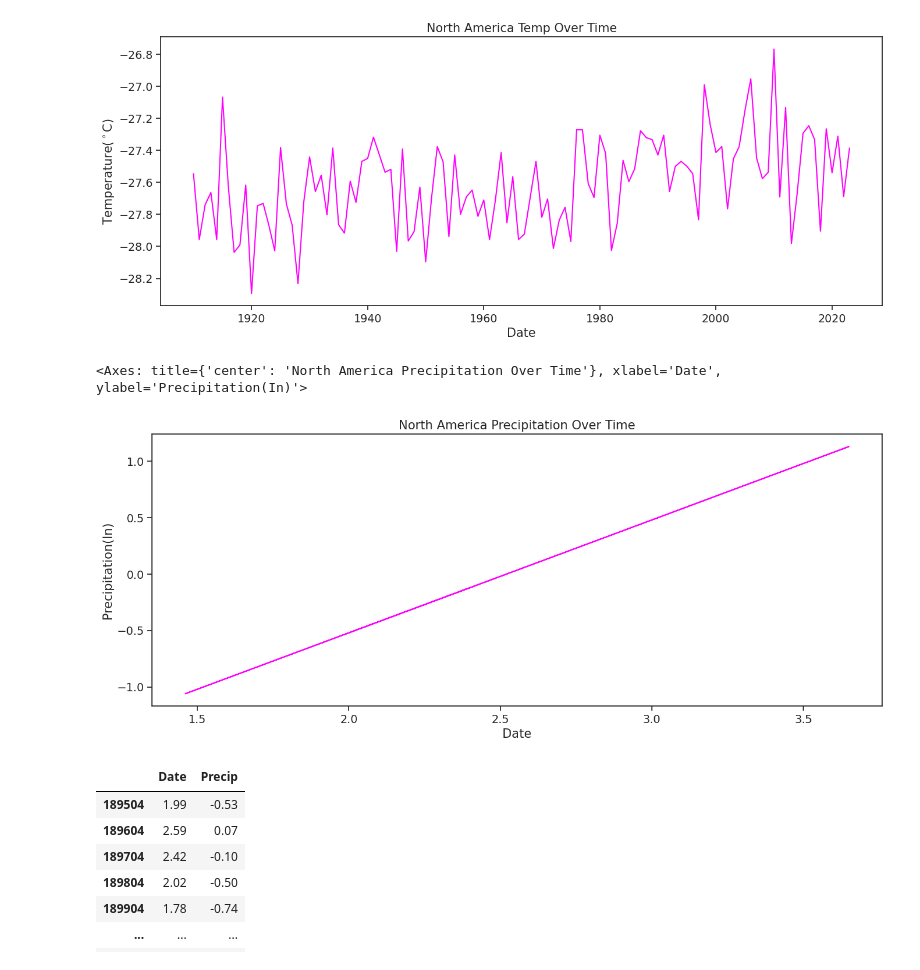
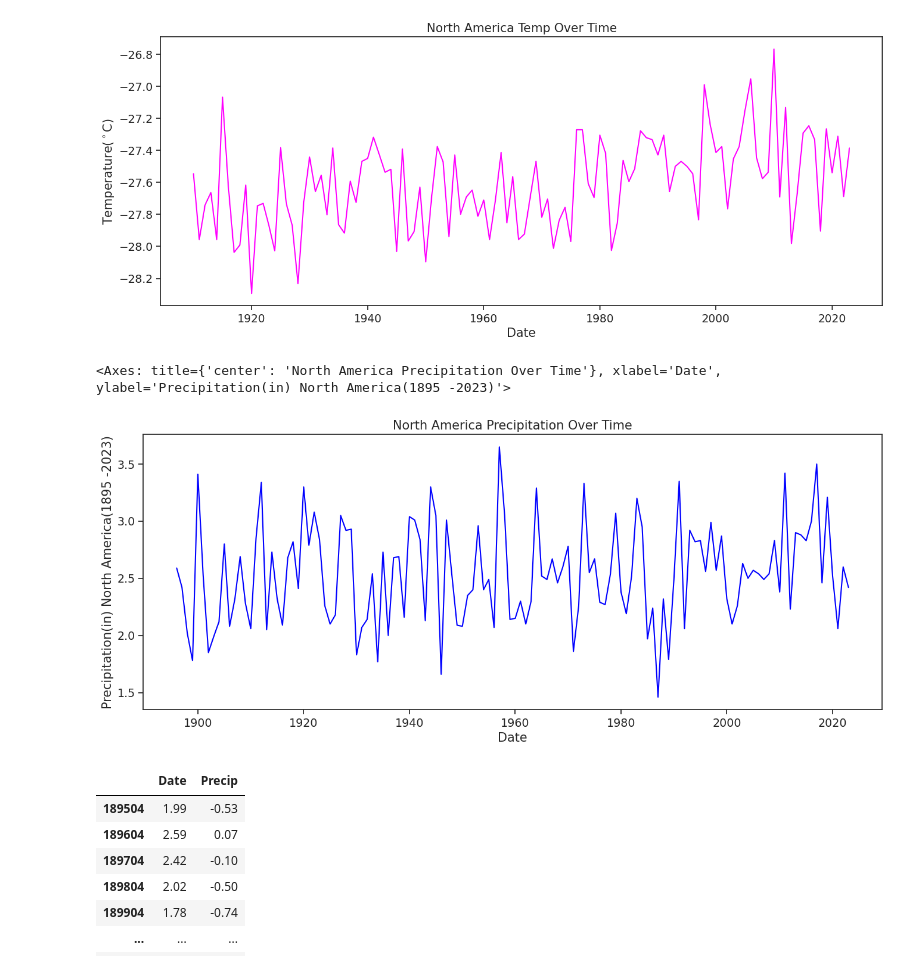
Before and after one commit to Doobernicus/get-started-with-reproducible-science-Doobernicus, a Jupyter notebook: get_started_with_open_reproducible_science.ipynb, the cells around one changed output. Drawn from its saved outputs; the diff is of its cells as text; code cells hidden in the pictures.

Commit message:
redid code for north america precipitation

```diff
--- a/get_started_with_open_reproducible_science.ipynb
+++ b/get_started_with_open_reproducible_science.ipynb
@@ -498,20 +498,32 @@ na_avg_temp_df.plot(
 <Axes: title={'center': 'North America Temp Over Time'}, xlabel='Date', ylabel='Temperature($^\\circ$C)'>
 [figure]
 # %%
-na_prec = ('https://www.ncei.noaa.gov/access/monitoring/climate-at-a-glance/national/time-series/110/pcp/1/4/1895-2023.csv?base_prd=true&begbaseyear=1901&endbaseyear=2000')
+# import swaborn to make plot nice
+import seaborn as sns
+import pandas as pd
+
+# defined url to data
+na_prec = ('https://www.ncei.noaa.gov/access/monitoring/'
+           'climate-at-a-glance/national/time-series/110/'
+           'pcp/1/4/1895-2023.csv')
 na_prec
-# downloaded data with pandas
+# downloaded data with pandas(pd)
 na_prec_df = pd.read_csv(na_prec, header=4,
                         names=['Date', 'Precip'])
 na_prec_df
+# clean up date collumn
+na_prec_df.iloc[:,0] = na_prec_df.iloc[:,0] // 100
+na_prec_df
+# set font size of graph
+sns.set(font_scale=1.25, style = 'ticks')
+# plot data
 
-sns.set(font_scale=1.25, style = 'ticks')
 na_prec_df.plot(
     x='Date', y='Precip', title= "North America Precipitation Over Time",
-    ylabel = "Precipitation(In)", xlabel = "Date", color = "magenta", figsize = (16, 6), legend = False)
+    ylabel = "Precipitation(in) North America(1895 -2023)", xlabel = "Date", color = "blue", figsize = (16, 6), legend = False)
 # %% [output]
-<Axes: title={'center': 'North America Precipitation Over Time'}, xlabel='Date', ylabel='Precipitation(In)'>
+<Axes: title={'center': 'North America Precipitation Over Time'}, xlabel='Date', ylabel='Precipitation(in) North America(1895 -2023)'>
-[figure, old version]
+[figure, new version]
 # %%
 na_prec_df
 # %% [output]
```
